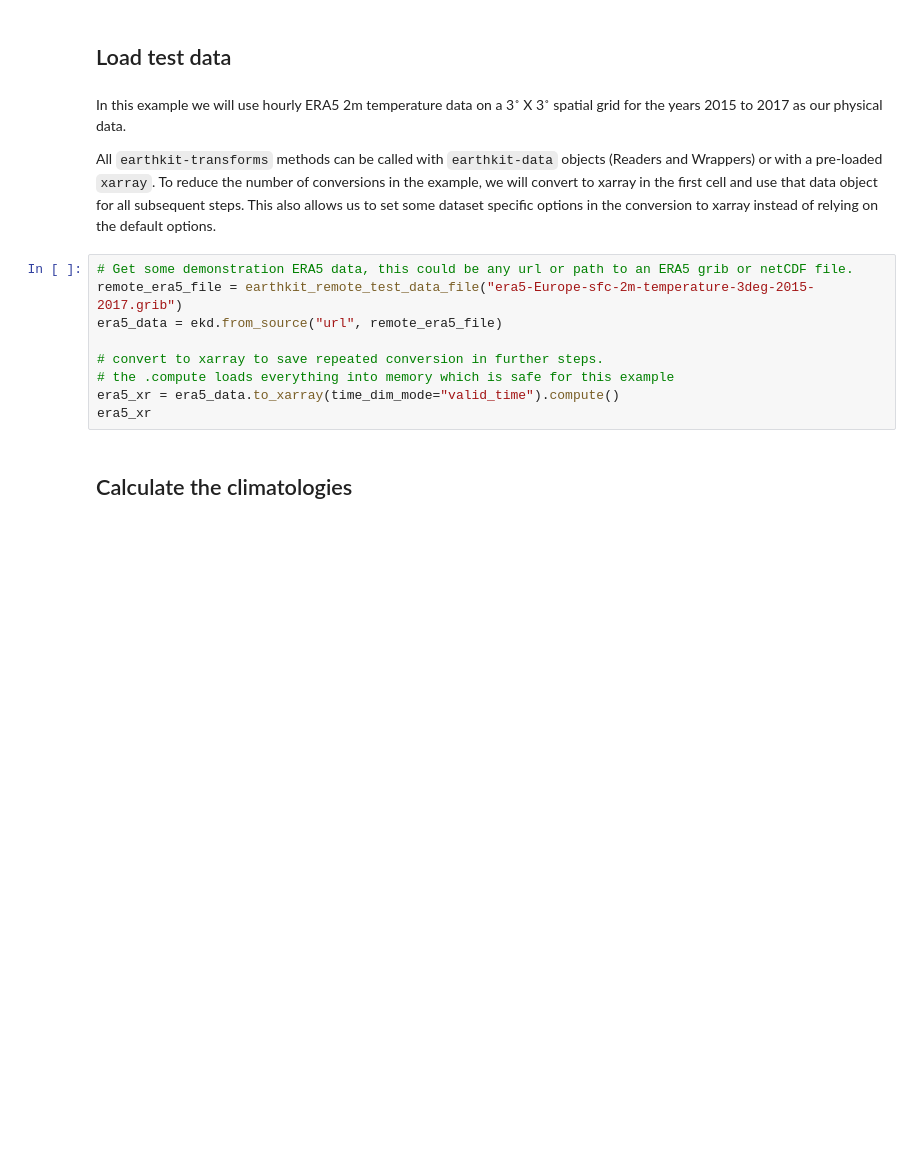
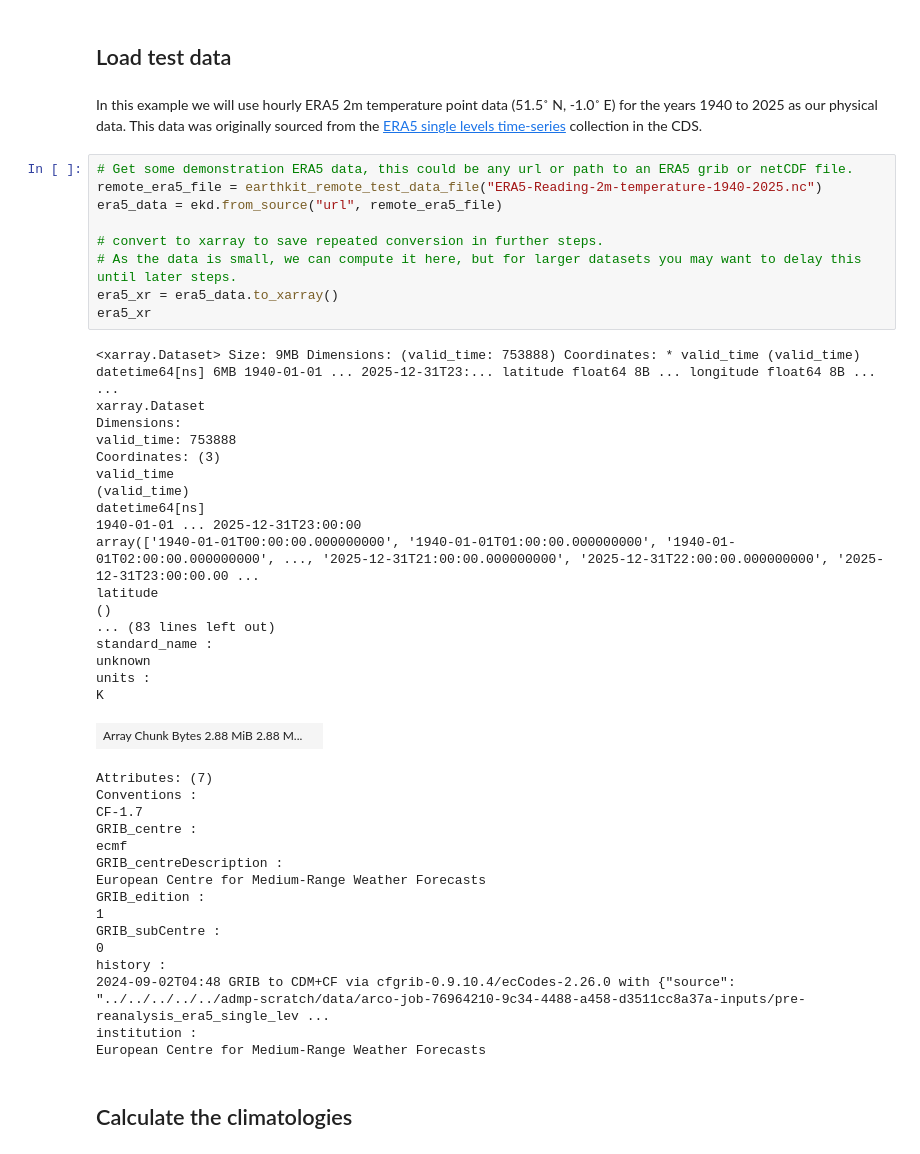
Before and after one commit to ecmwf/earthkit-transforms, a Jupyter notebook: docs/source/tutorials/climatology/01-era5-climatology.ipynb, the cells around one changed output. Drawn from its saved outputs; the diff is of its cells as text; blank space fills up the shorter version.

```diff
--- a/docs/source/tutorials/climatology/01-era5-climatology.ipynb
+++ b/docs/source/tutorials/climatology/01-era5-climatology.ipynb
@@ -7,23 +7,53 @@ from earthkit import transforms as ekt
 from earthkit.transforms._tools import earthkit_remote_test_data_file
 # %% [markdown]
 ## Load test data
-# %% [markdown]
-In this example we will use hourly ERA5 2m temperature data on a 3˚ X 3˚ spatial grid for the years 2015 to 2017 as
-our physical data.
-
-All `earthkit-transforms` methods can be called with `earthkit-data` objects (Readers and Wrappers)
-or with a pre-loaded `xarray`.
-To reduce the number of conversions in the example, we will convert to xarray in the first cell
-and use that data object for all subsequent steps. This also allows us to set some dataset specific options
-in the conversion to xarray instead of relying on the default options.
+# %% [markdown]
+In this example we will use hourly ERA5 2m temperature point data (51.5˚ N, -1.0˚ E) for the years
+1940 to 2025 as our physical data. This data was originally sourced from the
+[ERA5 single levels time-series](https://cds.climate.copernicus.eu/datasets/reanalysis-era5-single-levels-timeseries)
+collection in the CDS.
 # %%
 # Get some demonstration ERA5 data, this could be any url or path to an ERA5 grib or netCDF file.
-remote_era5_file = earthkit_remote_test_data_file("era5-Europe-sfc-2m-temperature-3deg-2015-2017.grib")
+remote_era5_file = earthkit_remote_test_data_file("ERA5-Reading-2m-temperature-1940-2025.nc")
 era5_data = ekd.from_source("url", remote_era5_file)
 
 # convert to xarray to save repeated conversion in further steps.
-# the .compute loads everything into memory which is safe for this example
-era5_xr = era5_data.to_xarray(time_dim_mode="valid_time").compute()
+# As the data is small, we can compute it here, but for larger datasets you may want to delay this until later steps.
+era5_xr = era5_data.to_xarray()
 era5_xr
+# %% [output]
+<xarray.Dataset> Size: 9MB Dimensions: (valid_time: 753888) Coordinates: * valid_time (valid_time) datetime64[ns] 6MB 1940-01-01 ... 2025-12-31T23:... latitude float64 8B ... longitude float64 8B ...  ...
+xarray.Dataset
+Dimensions:
+valid_time: 753888
+Coordinates: (3)
+valid_time
+(valid_time)
+datetime64[ns]
+1940-01-01 ... 2025-12-31T23:00:00
+array(['1940-01-01T00:00:00.000000000', '1940-01-01T01:00:00.000000000', '1940-01-01T02:00:00.000000000', ..., '2025-12-31T21:00:00.000000000', '2025-12-31T22:00:00.000000000', '2025-12-31T23:00:00.00 ...
+latitude
+()
+... (83 lines left out)
+standard_name :
+unknown
+units :
+K
+| Array Chunk Bytes 2.88 MiB 2.88 M... |  |
+Attributes: (7)
+Conventions :
+CF-1.7
+GRIB_centre :
+ecmf
+GRIB_centreDescription :
+European Centre for Medium-Range Weather Forecasts
+GRIB_edition :
+1
+GRIB_subCentre :
+0
+history :
+2024-09-02T04:48 GRIB to CDM+CF via cfgrib-0.9.10.4/ecCodes-2.26.0 with {"source": "../../../../../admp-scratch/data/arco-job-76964210-9c34-4488-a458-d3511cc8a37a-inputs/pre-reanalysis_era5_single_lev ...
+institution :
+European Centre for Medium-Range Weather Forecasts
 # %% [markdown]
 ## Calculate the climatologies
```
Also changed, not shown: parts of 15 cells of this notebook, 6 other files.
